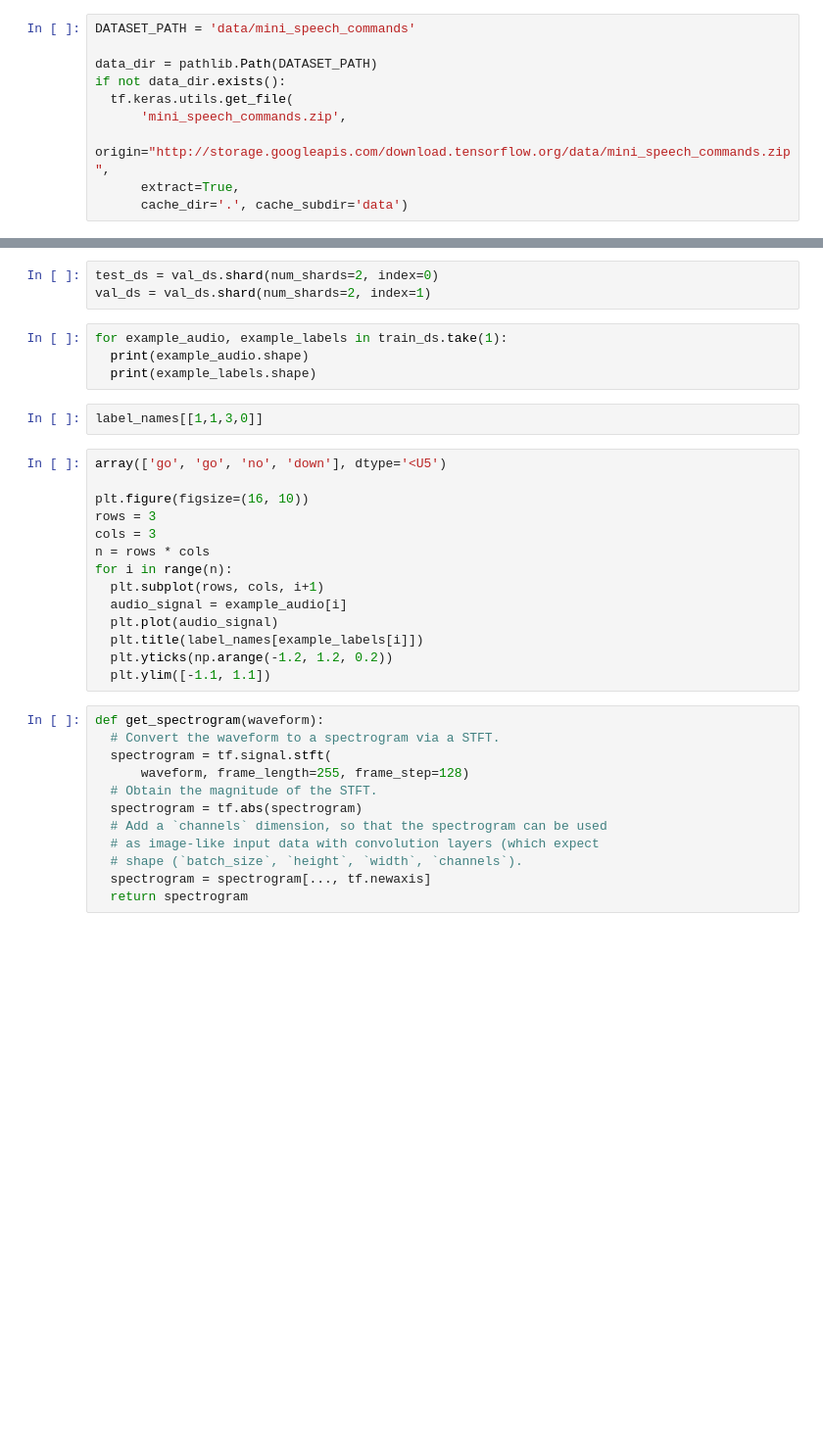
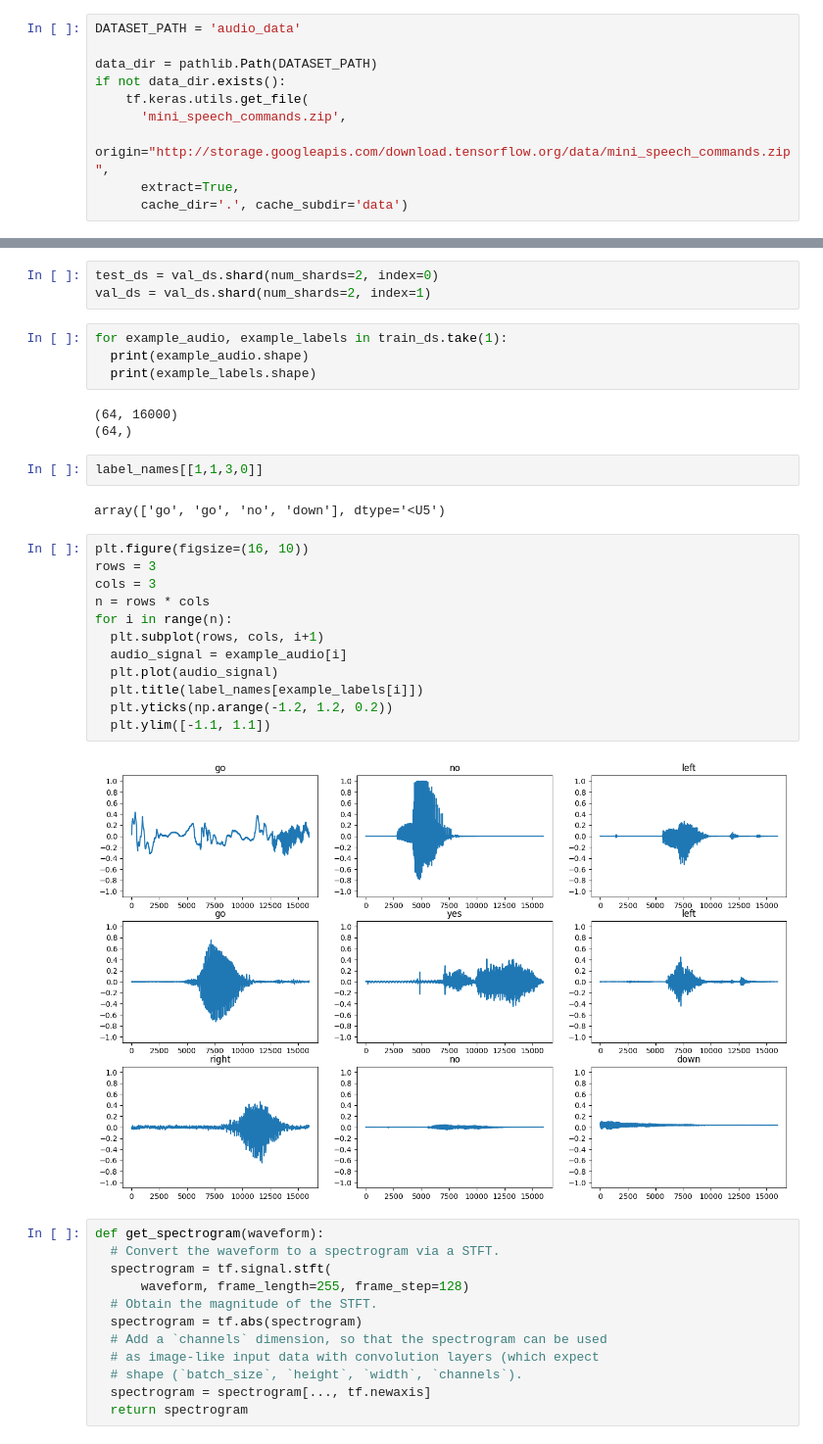
Before and after one commit to mvpinzon/Emotion-Recognition, a Jupyter notebook: Audio_Recognition.ipynb, the cells around one changed output, grey strips where cells are left out. Shown at 98% size. Saved outputs shown, nothing was run; the diff lists cells and outputs as text; blank space fills up the shorter version.

Commit message:
audio_recognition_modelrun

```diff
--- a/Audio_Recognition.ipynb
+++ b/Audio_Recognition.ipynb
@@ -16,11 +16,11 @@ seed = 42
 tf.random.set_seed(seed)
 np.random.seed(seed)
 # %%
-DATASET_PATH = 'data/mini_speech_commands'
+DATASET_PATH = 'audio_data'
 
 data_dir = pathlib.Path(DATASET_PATH)
 if not data_dir.exists():
-  tf.keras.utils.get_file(
+    tf.keras.utils.get_file(
       'mini_speech_commands.zip',
       origin="http://storage.googleapis.com/download.tensorflow.org/data/mini_speech_commands.zip",
       extract=True,
@@ -62,22 +68,27 @@ val_ds = val_ds.shard(num_shards=2, index=1)
 for example_audio, example_labels in train_ds.take(1):
   print(example_audio.shape)
   print(example_labels.shape)
+# %% [output]
+(64, 16000)
+(64,)
 # %%
 label_names[[1,1,3,0]]
+# %% [output]
+array(['go', 'go', 'no', 'down'], dtype='<U5')
 # %%
-array(['go', 'go', 'no', 'down'], dtype='<U5')
-
 plt.figure(figsize=(16, 10))
 rows = 3
 cols = 3
 n = rows * cols
 for i in range(n):
   plt.subplot(rows, cols, i+1)
   audio_signal = example_audio[i]
   plt.plot(audio_signal)
   plt.title(label_names[example_labels[i]])
   plt.yticks(np.arange(-1.2, 1.2, 0.2))
   plt.ylim([-1.1, 1.1])
+# %% [output]
+[figure, added]
 # %%
 def get_spectrogram(waveform):
   # Convert the waveform to a spectrogram via a STFT.
```
Also changed, not shown: parts of 16 cells of this notebook.
